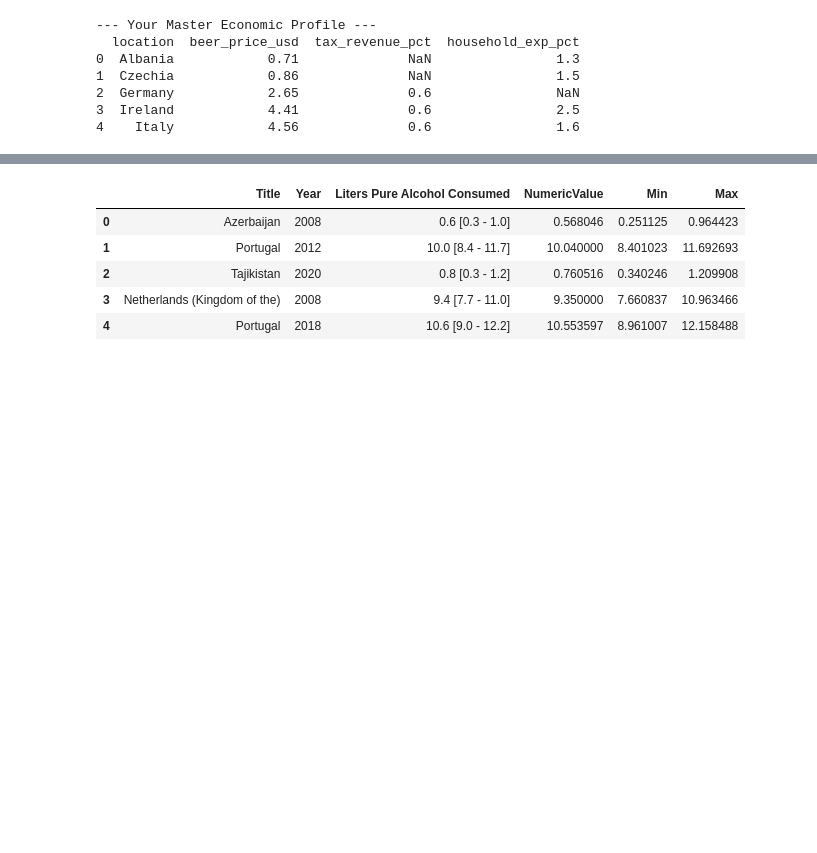
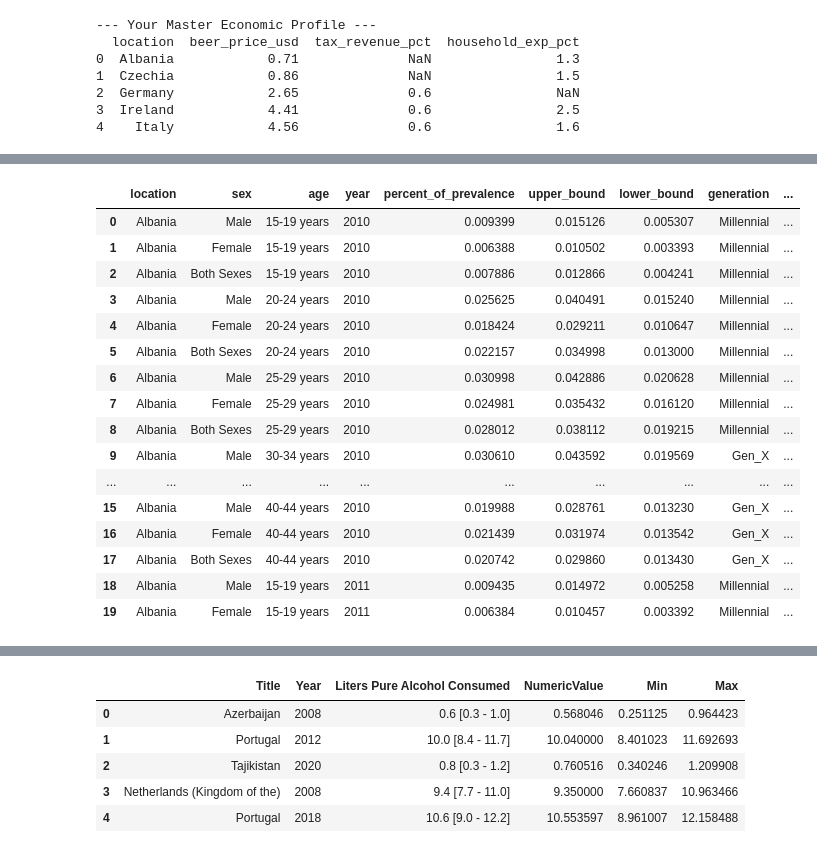
Before and after one commit to justdayane/da-capstone-project-dayane-ernesto, a Jupyter notebook: Ernestos_finds/Exploration_part_2.ipynb, the cells around one changed output, grey strips where cells are left out. Cells and saved outputs as stored; diff of their text form; code cells hidden in the pictures; blank space fills up the shorter version.

```diff
--- a/Ernestos_finds/Exploration_part_2.ipynb
+++ b/Ernestos_finds/Exploration_part_2.ipynb
@@ -298,6 +298,26 @@ gen_gap.head(50)
 gen_df= gen_gap
 # %%
 final_study_df = pd.merge(gen_df, master_economic_profile, on='location', how = 'left')
+# %%
+final_study_df.head(20)
+# %% [output]
+|  | location | sex | age | year | percent_of_prevalence | upper_bound | lower_bound | generation | ... |
+| 0 | Albania | Male | 15-19 years | 2010 | 0.009399 | 0.015126 | 0.005307 | Millennial | ... |
+| 1 | Albania | Female | 15-19 years | 2010 | 0.006388 | 0.010502 | 0.003393 | Millennial | ... |
+| 2 | Albania | Both Sexes | 15-19 years | 2010 | 0.007886 | 0.012866 | 0.004241 | Millennial | ... |
+| 3 | Albania | Male | 20-24 years | 2010 | 0.025625 | 0.040491 | 0.015240 | Millennial | ... |
+| 4 | Albania | Female | 20-24 years | 2010 | 0.018424 | 0.029211 | 0.010647 | Millennial | ... |
+| 5 | Albania | Both Sexes | 20-24 years | 2010 | 0.022157 | 0.034998 | 0.013000 | Millennial | ... |
+| 6 | Albania | Male | 25-29 years | 2010 | 0.030998 | 0.042886 | 0.020628 | Millennial | ... |
+| 7 | Albania | Female | 25-29 years | 2010 | 0.024981 | 0.035432 | 0.016120 | Millennial | ... |
+| 8 | Albania | Both Sexes | 25-29 years | 2010 | 0.028012 | 0.038112 | 0.019215 | Millennial | ... |
+| 9 | Albania | Male | 30-34 years | 2010 | 0.030610 | 0.043592 | 0.019569 | Gen_X | ... |
+| ... | ... | ... | ... | ... | ... | ... | ... | ... | ... |
+| 15 | Albania | Male | 40-44 years | 2010 | 0.019988 | 0.028761 | 0.013230 | Gen_X | ... |
+| 16 | Albania | Female | 40-44 years | 2010 | 0.021439 | 0.031974 | 0.013542 | Gen_X | ... |
+| 17 | Albania | Both Sexes | 40-44 years | 2010 | 0.020742 | 0.029860 | 0.013430 | Gen_X | ... |
+| 18 | Albania | Male | 15-19 years | 2011 | 0.009435 | 0.014972 | 0.005258 | Millennial | ... |
+| 19 | Albania | Female | 15-19 years | 2011 | 0.006384 | 0.010457 | 0.003392 | Millennial | ... |
 # %%
 print(final_study_df[final_study_df['location']=='Italy'].head())
 # %% [output]
```
Also changed, not shown: parts of 35 cells of this notebook, 19 other files.
